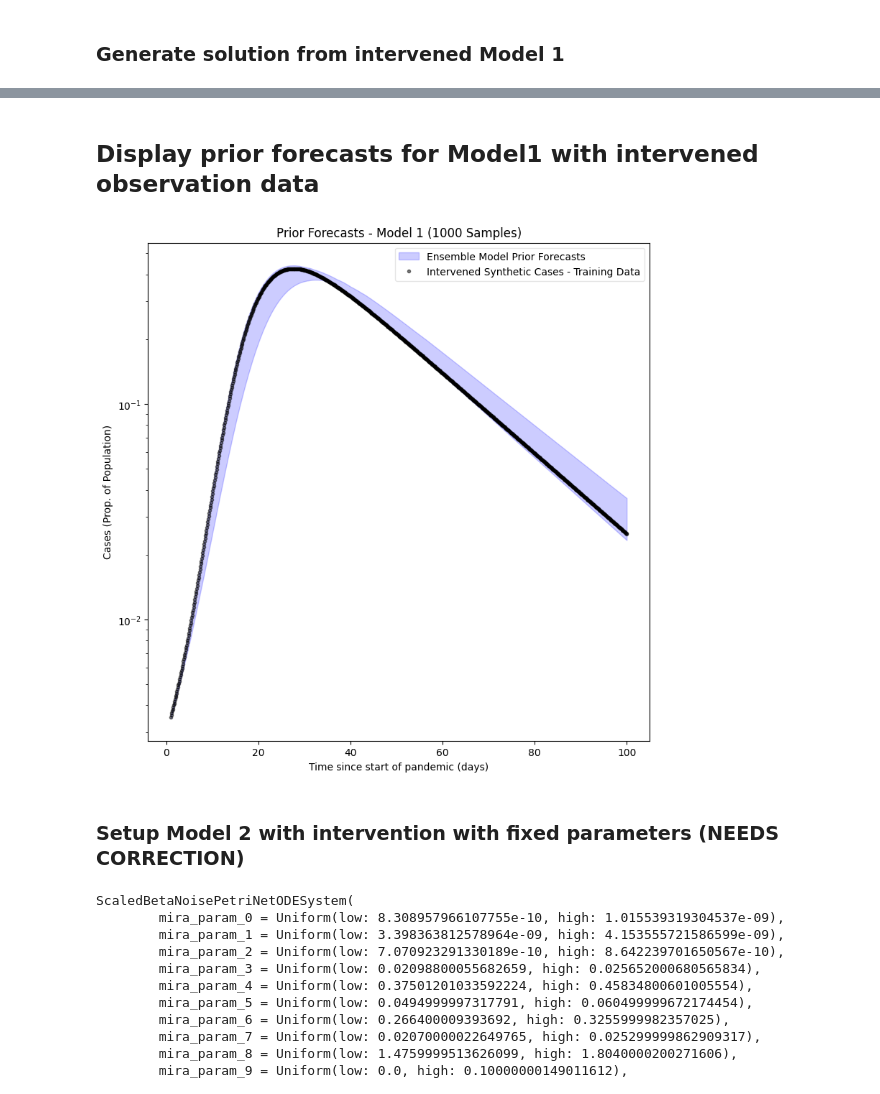
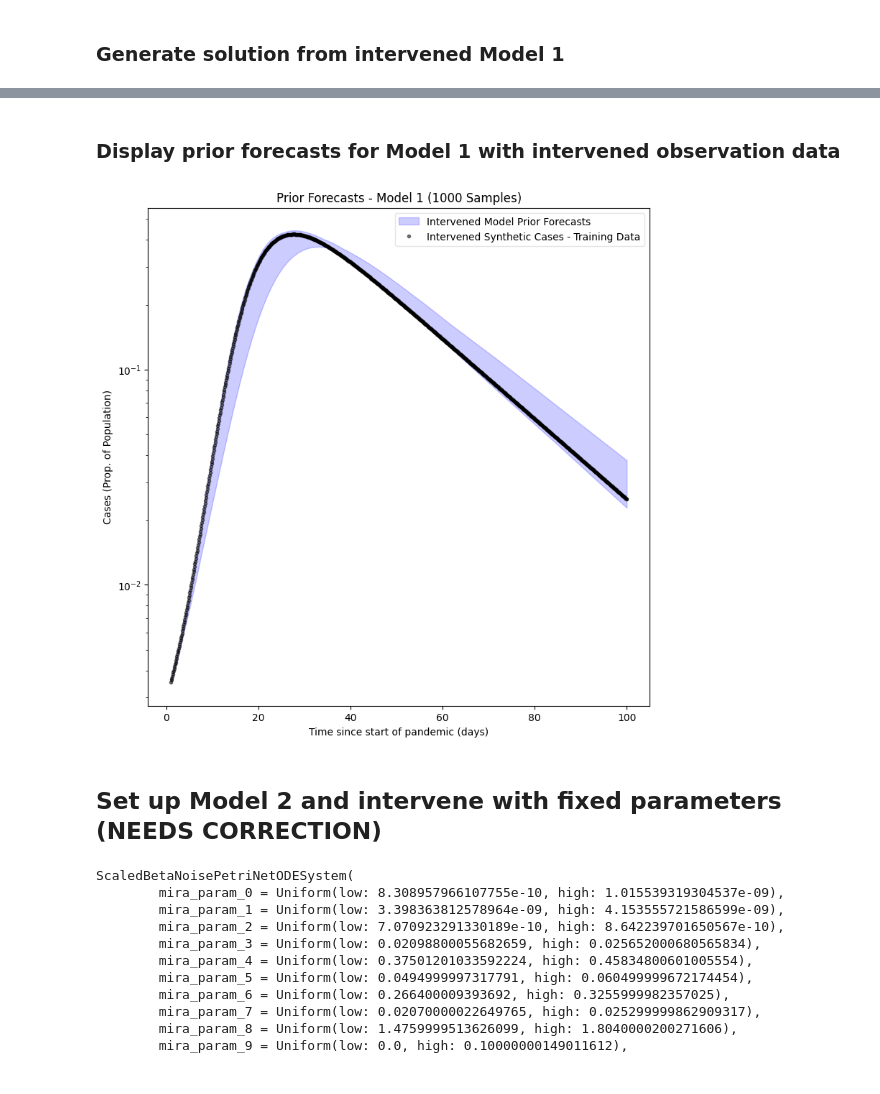
Before and after one commit to ciemss/pyciemss, a Jupyter notebook: notebook/april_ensemble/syndata_generate_and_test.ipynb, the cells around one changed output, grey strips where cells are left out. Cells and saved outputs as stored; diff of their text form; code cells hidden in the pictures.

```diff
--- a/notebook/april_ensemble/syndata_generate_and_test.ipynb
+++ b/notebook/april_ensemble/syndata_generate_and_test.ipynb
@@ -826,4 +707,4 @@ dict_keys(['Cases', 'Hospitalizations', 'Dead'])
          0.1046]])}
 # %% [markdown]
-## Display prior forecasts for Model1 with intervened observation data
+### Display prior forecasts for Model 1 with intervened observation data
 # %%
@@ -831,21 +712,23 @@ dict_keys(['Cases', 'Hospitalizations', 'Dead'])
 # model1_prior_forecast = sample_petri(setup_model1, timepoints=t_points, num_samples = 1000)
 model1_prior_forecast = sample_petri(setup_model1, timepoints=t_points, num_samples = 100)
 # %%
+# NOTE: Change plot title to use num_samples!
+
 model1_prior_sol_dict = {}
 for n in state_var_names:
     model1_prior_sol_dict[n[0:-4]] = model1_prior_forecast[n]
 
 model1_solns = solution_mapping1(model1_prior_sol_dict)
 
 # Fix solution names for plotting
 new_model1_solns = {f"{k}_sol":v for k,v in model1_solns.items()}
 
-ax = plot_predictive(new_model1_solns, t_points, ax=setup_ax(), title="Prior Forecasts - Model 1 (1000 Samples)", color="blue", label="Ensemble Model Prior Forecasts")
+ax = plot_predictive(new_model1_solns, t_points, ax=setup_ax(), title="Prior Forecasts - Model 1 (1000 Samples)", color="blue", label="Intervened Model Prior Forecasts")
 ax = plot_observations(synth_data_dict['model1']['Cases'][0], t_points, ax=ax, color="black", label="Intervened Synthetic Cases - Training Data")
 # %% [output]
-[figure, old version]
+[figure, new version]
 # %% [markdown]
-### Setup Model 2 with intervention with fixed parameters (NEEDS CORRECTION)
+## Set up Model 2 and intervene with fixed parameters (NEEDS CORRECTION)
 # %%
 model2
 # %% [output]
```
Also changed, not shown: parts of 114 cells of this notebook, 1 other file.
